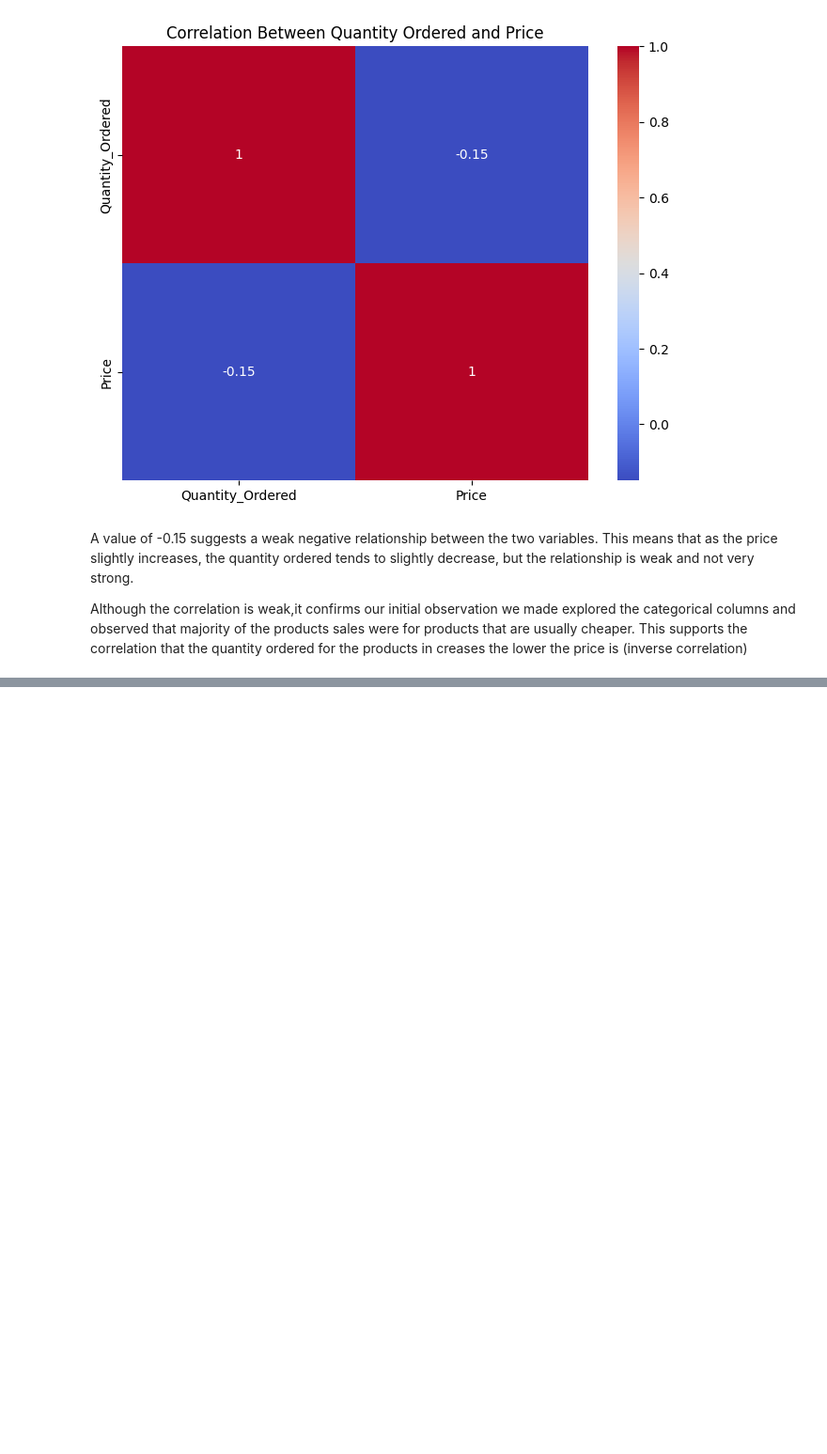
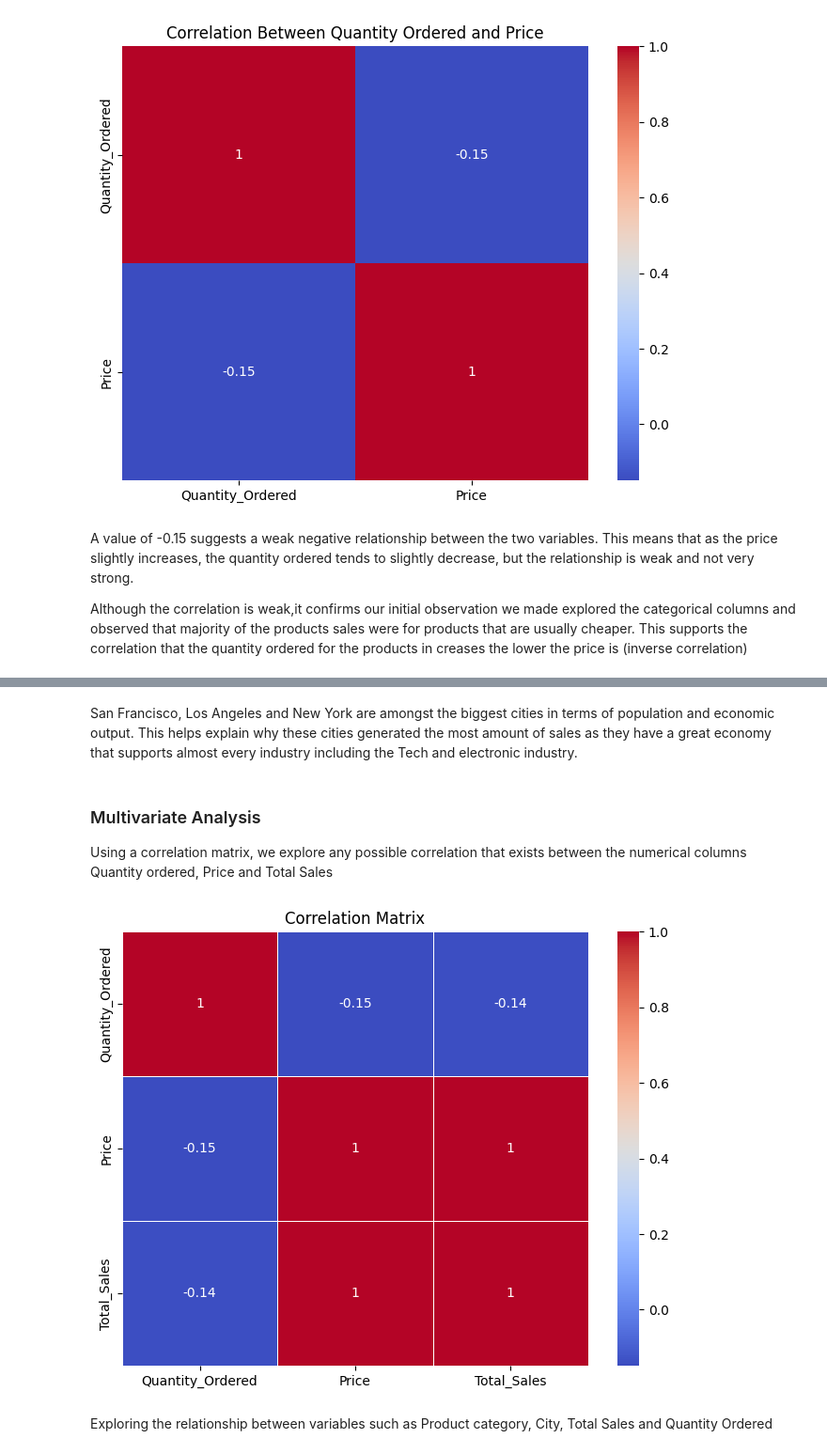
Before and after one commit to briansiaw5/Business-Analytics-Project, a Jupyter notebook: pbd_project.ipynb, the cells around one changed output, grey strips where cells are left out. Shown: that part at 94% size. Saved outputs shown, nothing was run; the diff lists cells and outputs as text; code cells hidden in the pictures; blank space fills up the shorter version.

Commit message:
explain EDA

```diff
--- a/pbd_project.ipynb
+++ b/pbd_project.ipynb
@@ -764,0 +801,18 @@ plt.show()
+# %% [markdown]
+San Francisco, Los Angeles and New York are amongst the biggest cities in terms of population and economic output. This helps explain why these cities generated the most amount of sales as they have a great economy that supports almost every industry including the Tech and electronic industry.
+# %% [markdown]
+### Multivariate Analysis
+Using a correlation matrix, we explore any possible correlation that exists between the numerical columns Quantity ordered, Price and Total Sales
+# %%
+# Calculate the correlation matrix
+corr_matrix = clean_df[['Quantity_Ordered', 'Price', 'Total_Sales']].corr()
+
+# Plot the heatmap
+plt.figure(figsize=(8, 6))
+sns.heatmap(corr_matrix, annot=True, cmap='coolwarm', linewidths=0.5)
+plt.title('Correlation Matrix')
+plt.show()
+# %% [output]
+[figure, added]
+# %% [markdown]
+Exploring the relationship between variables such as Product category, City, Total Sales and Quantity Ordered
```
Also changed, not shown: parts of 44 cells of this notebook.
